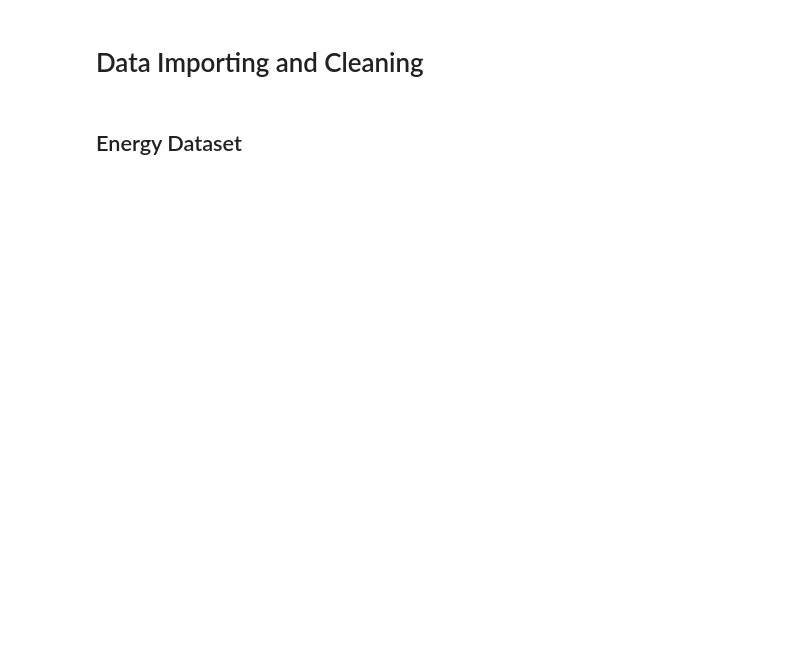
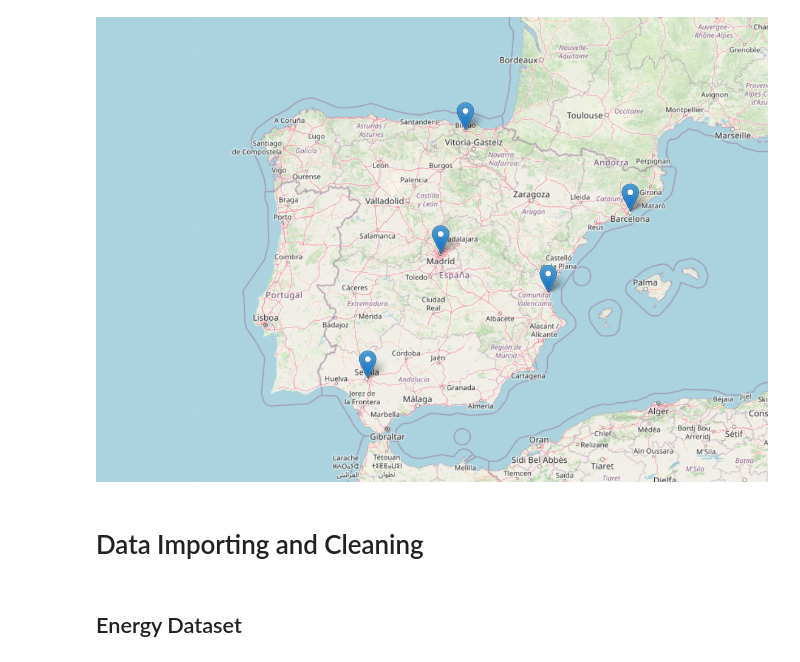
Before and after one commit to MaxBodley/spain-power-forecast, a Jupyter notebook: Analysis.ipynb, the cells around one changed output. Saved outputs shown, nothing was run; the diff lists cells and outputs as text; code cells hidden in the pictures; blank space fills up the shorter version.

```diff
--- a/Analysis.ipynb
+++ b/Analysis.ipynb
@@ -30,3 +25,8 @@ m
+# %%
+from IPython.display import Image
+Image(filename='spain-map.png')
+# %% [output]
+[figure, added]
 # %% [markdown]
 # Data Importing and Cleaning
 # %% [markdown]
```
Also changed, not shown: parts of 21 cells of this notebook, 1 other file.
